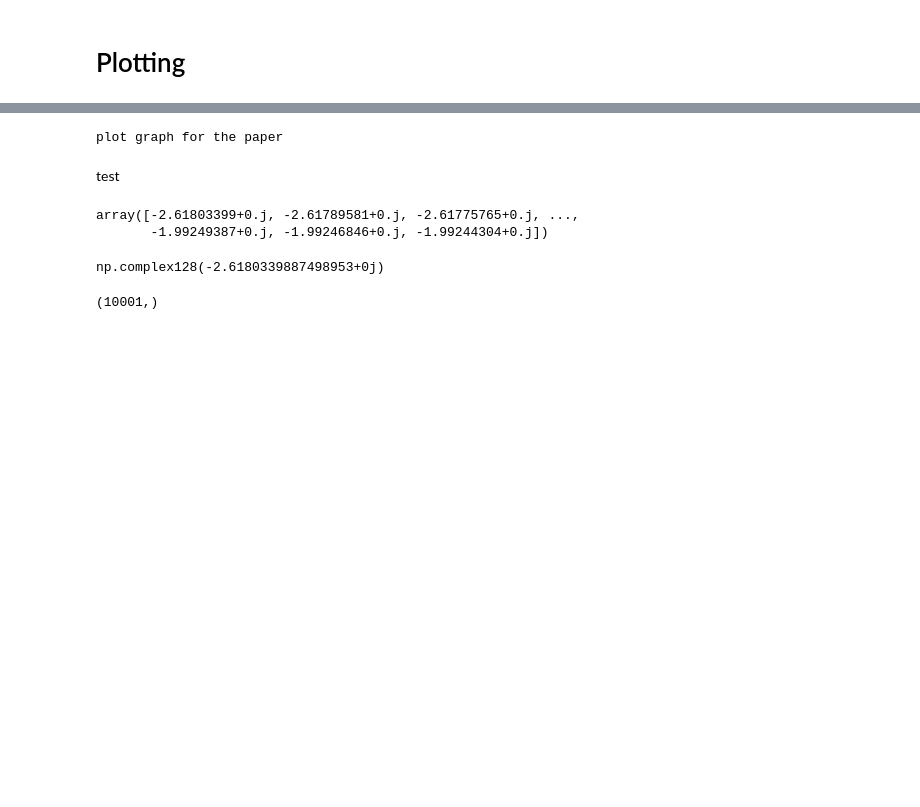
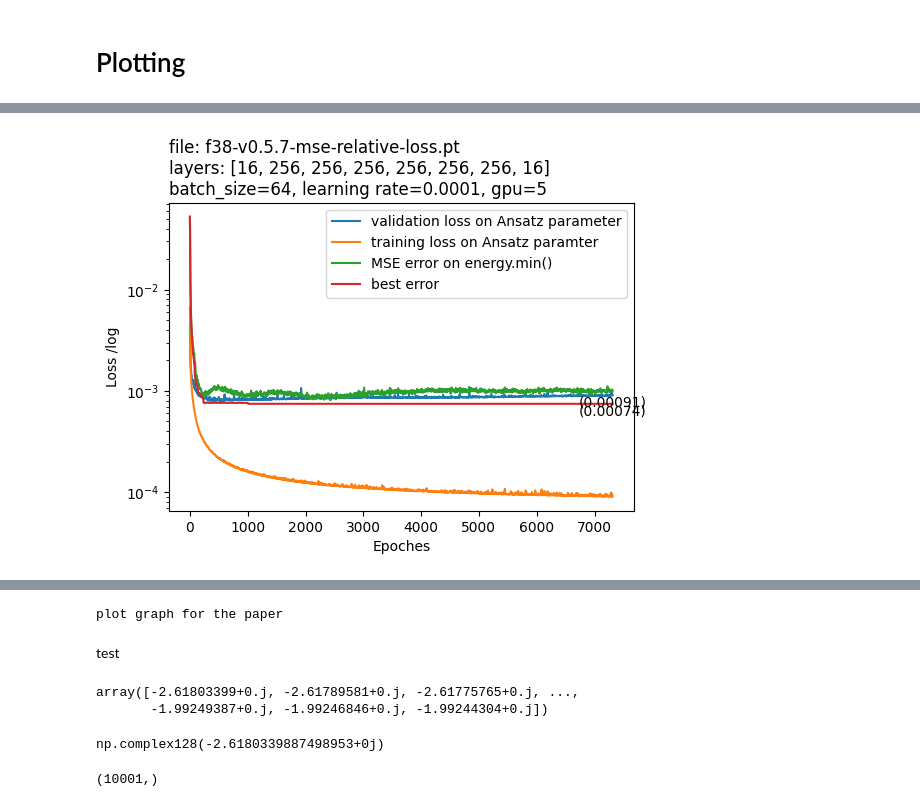
Before and after one commit to cabenav/ACSE-universal-ansatze, a Jupyter notebook: paper-plotting.ipynb, the cells around one changed output, grey strips where cells are left out. Cells and saved outputs as stored; diff of their text form; code cells hidden in the pictures; blank space fills up the shorter version.

Commit message:
got two plots

```diff
--- a/paper-plotting.ipynb
+++ b/paper-plotting.ipynb
@@ -22,0 +3,94 @@ websocket-client          1.8.0
+# %%
+import numpy as np
+import matplotlib.pyplot as plt
+import json
+import os
+######################### config #######################3
+#result_folder='checkpoints'
+result_folder='/data/zwl/checkpoints'
+filename='f38-v0.5.7-mse-relative-loss.pt'
+#filename='m4-float32-batchsize512-layers16_512_512_512_512_512_10-loss.pt'
+#filename='m4-float32-batchsize1024-layers16_512_512_512_512_512_10-loss.pt'
+filename_loss=f'{result_folder}/{filename}'
+fig_folder='fig'
+
+
+
+filename_fig =f'{fig_folder}/{filename}.pdf'
+filename_config_json = filename_loss[:-8] +'.json'
+
+if os.path.exists(filename_config_json):
+
+    with open(filename_config_json,'r') as f:
+        cfg = json.load(f)
+        try:
+            title = f"file: {filename}\nlayers: {cfg['LAYERS']}\nbatch_size={cfg['batch_size']}, learning rate={cfg['learning_rate']}, gpu={cfg['gpu']}"
+        except:
+            title = f"file: {filename}\nbatch_size={cfg['batch_size']}, learning rate={cfg['learning_rate']}, gpu={cfg['gpu']}"
+else:
+    title=filename
+
+# print local variables
+#local=locals().copy()
+#for k in local:
+#    if k[0:2] != '__':      #skip built-in modules
+#        print(f'{k}:\t{local[k]}')
+
+
+import torch
+loss_np_array = torch.load(filename_loss)
+data=loss_np_array
+print('data.shape',data.shape)
+print('sample of data points: first 10 and last 10')
+print(data[:2])
+print(data[-2:])
+#print(data)
+
+scale=1
+if False and len(data) > 2000:
+    data = data[::10]
+    scale = scale * 10
+    print('sparsify data to ',data.shape)
+
+# increase sigma you can get a more smoothed function.
+from scipy.ndimage import gaussian_filter1d
+data = gaussian_filter1d(data, sigma=2,axis=0)
+print('after gaussian',data[-2:])
+
+#plt.figure(figsize=(9, 7))
+plt.figure(figsize=(6, 4))
+#figsize=(9, 11)
+print(data.shape)
+
+labels= ['validation loss','training loss','err','best err', 'epoch']
+
+if data.shape[1] == 2:
+    plt.plot(data, label=['validation loss','training loss'])
+elif data.shape[1] == 5:
+    #print(data)
+    if True:
+        #data[:,2:4] = data[:,2:4]/10
+        labels= ['validation loss on Ansatz parameter','training loss on Ansatz paramter','MSE error on energy.min()','best error', 'epoch']
+    plt.plot(data[:,:4], label=labels[:4])
+    for i in [0,3]:
+        # display value of the last point
+        x=data.shape[0]
+        y=data[-1,i]
+        #print( filename_fig,'xy',x,y)
+        plt.annotate(f'({y:.5f})', (x, y), ha='center',va='top')
+    #plt.plot(data[:,:4], label=['validation loss','training loss','acc','best acc'])
+else:
+    plt.plot(data, label='validation loss')
+#plt.ylim(0.001, 0.9)
+#plt.tight_layout()
+#plt.title(filename)
+plt.title(title,loc='left')
+plt.ylabel("Loss /log")
+#plt.xlabel(f"Epoches x {scale}")
+plt.xlabel(f"Epoches")
+plt.yscale('log')
+plt.legend(loc=0);
+#plt.savefig(filename_fig)
+
+print(f'{filename_loss} has been ploted and saved into {filename_fig}')
+# %% [output]
@@ -22,0 +111 @@ websocket-client          1.8.0
+[figure, added]
```
Also changed, not shown: parts of 11 cells of this notebook.
